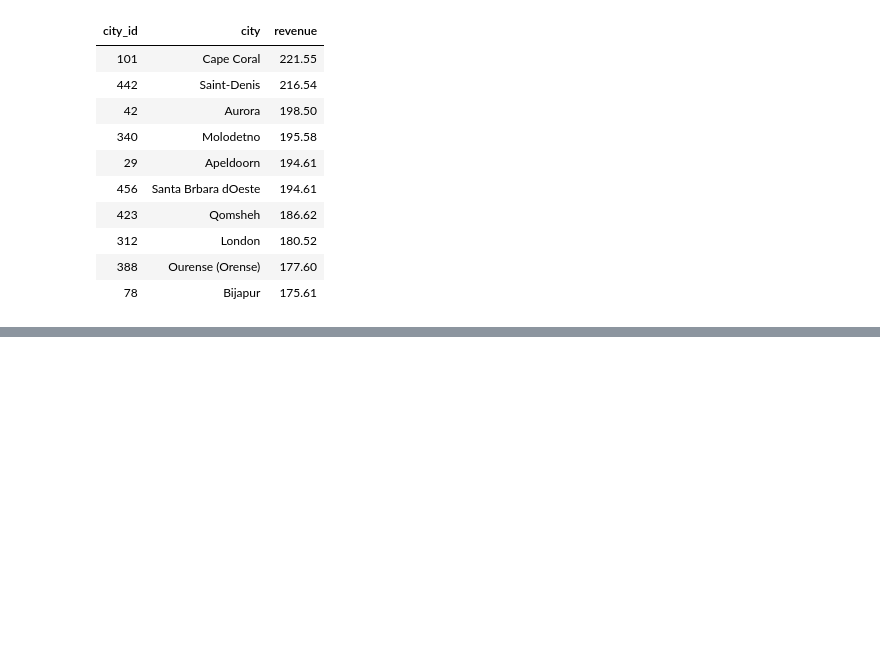
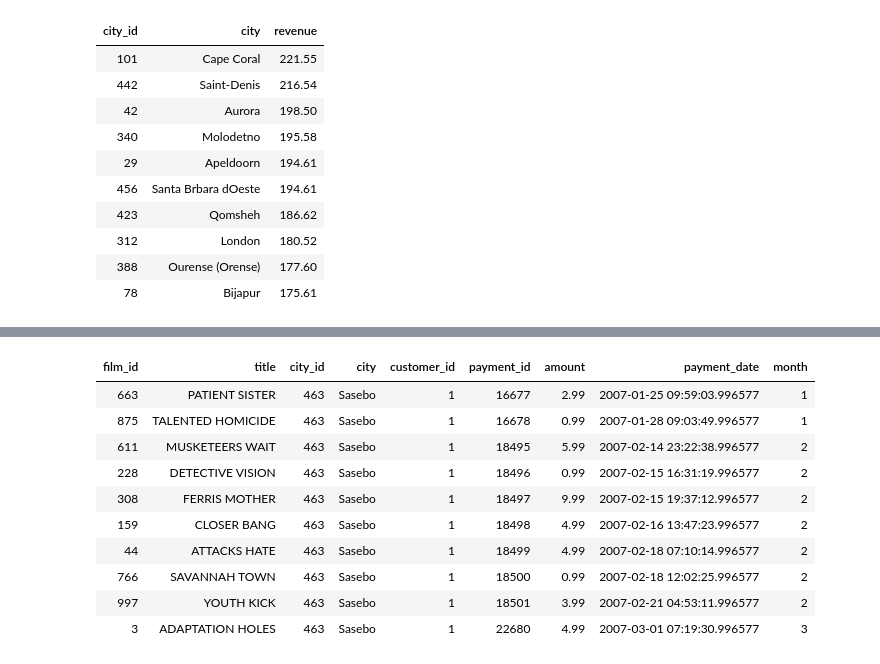
Before and after one commit to eslamdyab21/Knowledge-Hub, a Jupyter notebook: Courses/Udacity-DWH/3NF-2-Star/notebook.ipynb, the cells around one changed output, grey strips where cells are left out. Cells and saved outputs as stored; diff of their text form; code cells hidden in the pictures; blank space fills up the shorter version.

Commit message:
6 joins

```diff
--- a/Courses/Udacity-DWH/3NF-2-Star/notebook.ipynb
+++ b/Courses/Udacity-DWH/3NF-2-Star/notebook.ipynb
@@ -401,0 +456,25 @@ select_query(query)
+# %%
+query = ("""
+    select f.film_id, f.title, ci.city_id, ci.city, cu.customer_id, p.payment_id, p.amount, p.payment_date, EXTRACT(month from p.payment_date) as month
+    from city ci
+    join address ad on (ci.city_id = ad.city_id)
+    join customer cu on (ad.address_id = cu.address_id)
+    join payment p on (cu.customer_id = p.customer_id)
+    join rental r on (p.rental_id = r.rental_id)
+    join inventory i on (r.inventory_id = i.inventory_id)
+    join film f on (i.film_id = f.film_id)
+    limit 10;
+""")
+select_query(query)
+# %% [output]
+| film_id | title | city_id | city | customer_id | payment_id | amount | payment_date | month |
+| 663 | PATIENT SISTER | 463 | Sasebo | 1 | 16677 | 2.99 | 2007-01-25 09:59:03.996577 | 1 |
+| 875 | TALENTED HOMICIDE | 463 | Sasebo | 1 | 16678 | 0.99 | 2007-01-28 09:03:49.996577 | 1 |
+| 611 | MUSKETEERS WAIT | 463 | Sasebo | 1 | 18495 | 5.99 | 2007-02-14 23:22:38.996577 | 2 |
+| 228 | DETECTIVE VISION | 463 | Sasebo | 1 | 18496 | 0.99 | 2007-02-15 16:31:19.996577 | 2 |
+| 308 | FERRIS MOTHER | 463 | Sasebo | 1 | 18497 | 9.99 | 2007-02-15 19:37:12.996577 | 2 |
+| 159 | CLOSER BANG | 463 | Sasebo | 1 | 18498 | 4.99 | 2007-02-16 13:47:23.996577 | 2 |
+| 44 | ATTACKS HATE | 463 | Sasebo | 1 | 18499 | 4.99 | 2007-02-18 07:10:14.996577 | 2 |
+| 766 | SAVANNAH TOWN | 463 | Sasebo | 1 | 18500 | 0.99 | 2007-02-18 12:02:25.996577 | 2 |
+| 997 | YOUTH KICK | 463 | Sasebo | 1 | 18501 | 3.99 | 2007-02-21 04:53:11.996577 | 2 |
+| 3 | ADAPTATION HOLES | 463 | Sasebo | 1 | 22680 | 4.99 | 2007-03-01 07:19:30.996577 | 3 |
```
Also changed, not shown: parts of 9 cells of this notebook.
